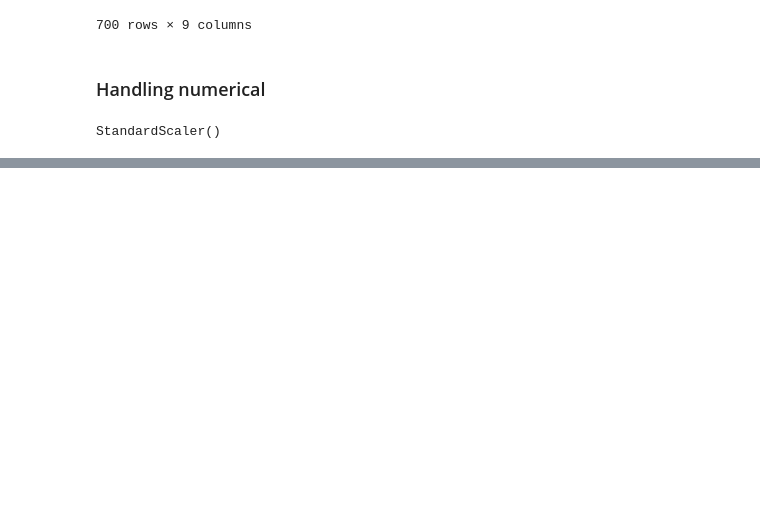
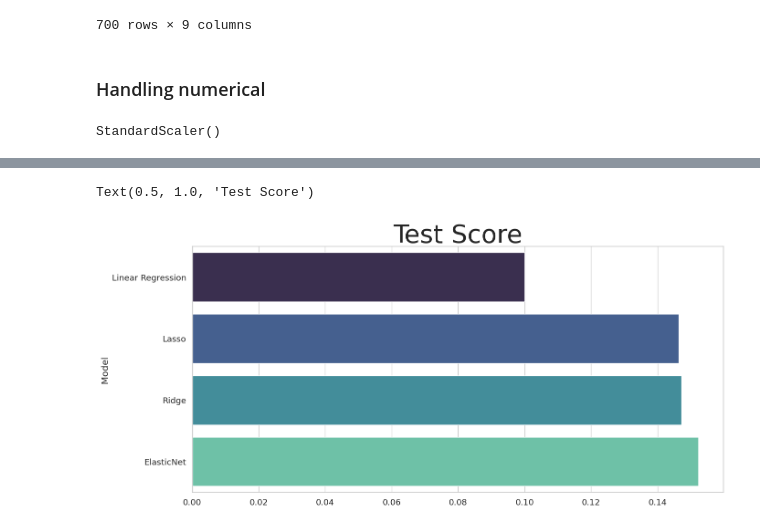
Before and after one commit to xShoho/Student-Performance-Exams, a Jupyter notebook: Student-Performance-Exams.ipynb, the cells around one changed output, grey strips where cells are left out. Drawn from its saved outputs; the diff is of its cells as text; code cells hidden in the pictures; blank space fills up the shorter version.

```diff
--- a/Student-Performance-Exams.ipynb
+++ b/Student-Performance-Exams.ipynb
@@ -326,0 +388,6 @@ X_test[nums] = scalar.transform(X_test[nums])
+# %%
+sns.barplot(y= scores['Model'], x= sorted(scores['Test Score']), palette= 'mako')
+plt.title('Test Score', fontsize= 40)
+# %% [output]
+Text(0.5, 1.0, 'Test Score')
+[figure, added]
```
Also changed, not shown: parts of 15 cells of this notebook.
